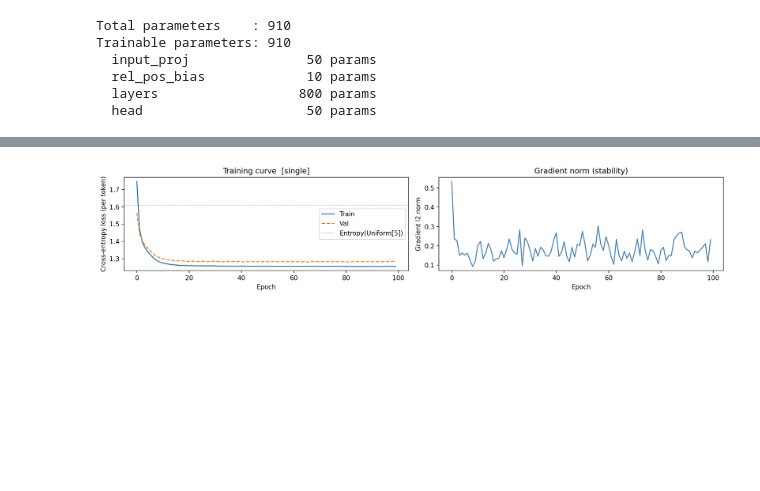
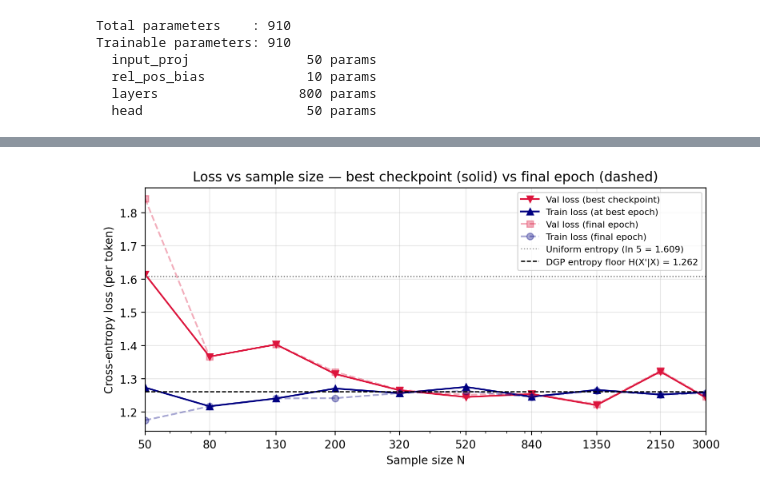
Before and after one commit to RealAshrafAhmed/slt-deep, a Jupyter notebook: projects/markov-chain-learning/experiments/single-chain/notebooks/04_training.ipynb, the cells around one changed output, grey strips where cells are left out. Drawn from its saved outputs; the diff is of its cells as text; code cells hidden in the pictures; blank space fills up the shorter version.

```diff
--- a/projects/markov-chain-learning/experiments/single-chain/notebooks/04_training.ipynb
+++ b/projects/markov-chain-learning/experiments/single-chain/notebooks/04_training.ipynb
@@ -59,13 +62,14 @@ EPOCHS = 100
 LR = 3e-3
 VAL_SPLIT = 0.1
 SEED = 42
-# Save only every N epochs to reduce checkpoint count during fast iteration.
-CHECKPOINT_EVERY = 10
+# Sample sizes to sweep; any values larger than the dataset will be skipped.
+# Log-spaced from 50 up to the 3000-seq max.
+N_GRID = [50, 80, 130, 200, 320, 520, 840, 1350, 2150, 3000]
 
 EPOCHS = int(EPOCHS)
 BATCH_SIZE = int(BATCH_SIZE)
 SEED = int(SEED)
-CHECKPOINT_EVERY = int(CHECKPOINT_EVERY)
+N_GRID = [int(n) for n in N_GRID]
 
 torch.manual_seed(SEED)
 # %% [output]
@@ -283,26 +373,80 @@ Per-epoch checkpoints saved to: /Users/ashrafahmed/code/slt-deep/projects/markov
 # %%
-fig, axes = plt.subplots(1, 2, figsize=(14, 3))
+import math
 
-axes[0].plot(train_losses, label="Train")
-axes[0].plot(val_losses, label="Val", linestyle="--")
-axes[0].axhline(
-    torch.log(torch.tensor(float(VOCAB_SIZE))).item(),
+sample_sizes = [rec["N"] for rec in sample_size_records]
+final_train_losses_n = [rec["final_train_loss"] for rec in sample_size_records]
+final_val_losses_n = [rec["final_val_loss"] for rec in sample_size_records]
+best_val_losses_n = [rec["best_val_loss"] for rec in sample_size_records]
+# Train loss measured at the same epoch as the best-val checkpoint.
+train_at_best_n = [rec["train_loss_at_best"] for rec in sample_size_records]
+
+uniform_entropy = math.log(VOCAB_SIZE)  # per-token CE of a uniform predictor
+T_ref, pi_ref = Ts[0], pis[0]
+logT = torch.log(T_ref.clamp_min(1e-12))
+cond_entropy = float(-(pi_ref[:, None] * T_ref * logT).sum().item())
+
+# --- Loss vs sample size: best-val checkpoint (primary) vs final epoch (reference) ---
+# NOTE: the (val − train) gap is NOT a meaningful generalization quantity in the
+# singular setting; the principled generalization-error estimate (leave-one-out)
+# is computed and plotted in the next section.
+fig, ax = plt.subplots(figsize=(8, 4))
+ax.plot(
+    sample_sizes,
+    best_val_losses_n,
+    marker="v",
+    color="crimson",
+    label="Val loss (best checkpoint)",
+)
+ax.plot(
+    sample_sizes,
+    train_at_best_n,
+    marker="^",
+    color="navy",
+    label="Train loss (at best epoch)",
+)
+# Reference: final-epoch values, faint dashed, to expose overfitting at small N.
+ax.plot(
+    sample_sizes,
+    final_val_losses_n,
+    marker="s",
+    color="crimson",
+    alpha=0.35,
+    ls="--",
+    label="Val loss (final epoch)",
+)
+ax.plot(
+    sample_sizes,
+    final_train_losses_n,
+    marker="o",
+    color="navy",
+    alpha=0.35,
+    ls="--",
+    label="Train loss (final epoch)",
+)
+ax.axhline(
+    uniform_entropy,
     color="gray",
-    linestyle=":",
-    linewidth=0.8,
-    label=f"Entropy(Uniform[{VOCAB_SIZE}])",
+    lw=1.0,
+    ls=":",
+    label=f"Uniform entropy (ln {VOCAB_SIZE} = {uniform_entropy:.3f})",
 )
-axes[0].set_xlabel("Epoch")
-axes[0].set_ylabel("Cross-entropy loss (per token)")
-axes[0].set_title(f"Training curve  [{DGP_REGIME}]")
-axes[0].legend()
-
-axes[1].plot(grad_norms, color="steelblue")
-axes[1].set_xlabel("Epoch")
-axes[1].set_ylabel("Gradient l2 norm")
-axes[1].set_title("Gradient norm (stability)")
-
+ax.axhline(
+    cond_entropy,
+    color="black",
+    lw=1.0,
+    ls="--",
+    label=f"DGP entropy floor H(X'|X) = {cond_entropy:.3f}",
+)
+ax.set_xscale("log")
+ax.set_xlim(min(sample_sizes), max(sample_sizes))
+ax.set_xticks(sample_sizes)
+ax.set_xticklabels([str(n) for n in sample_sizes])
+ax.set_xlabel("Sample size N")
+ax.set_ylabel("Cross-entropy loss (per token)")
+ax.set_title("Loss vs sample size — best checkpoint (solid) vs final epoch (dashed)")
+ax.grid(True, alpha=0.3)
+ax.legend(fontsize=8)
 plt.tight_layout()
 plt.show()
 # %% [output]
-[figure, old version]
+[figure, new version]
```
Also changed, not shown: parts of 19 cells of this notebook, 50 other files.
